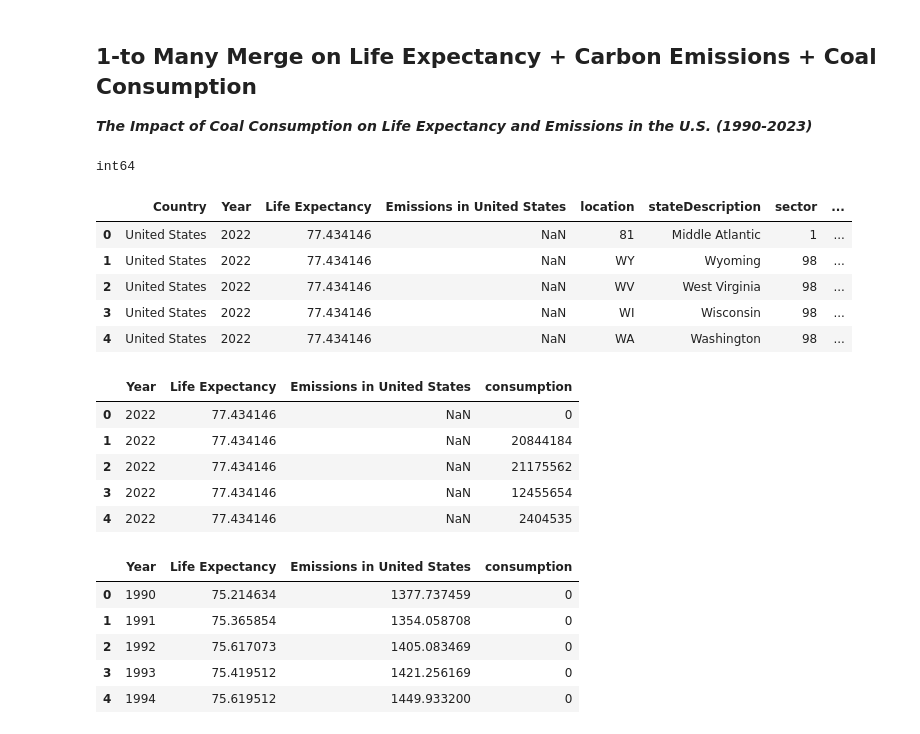
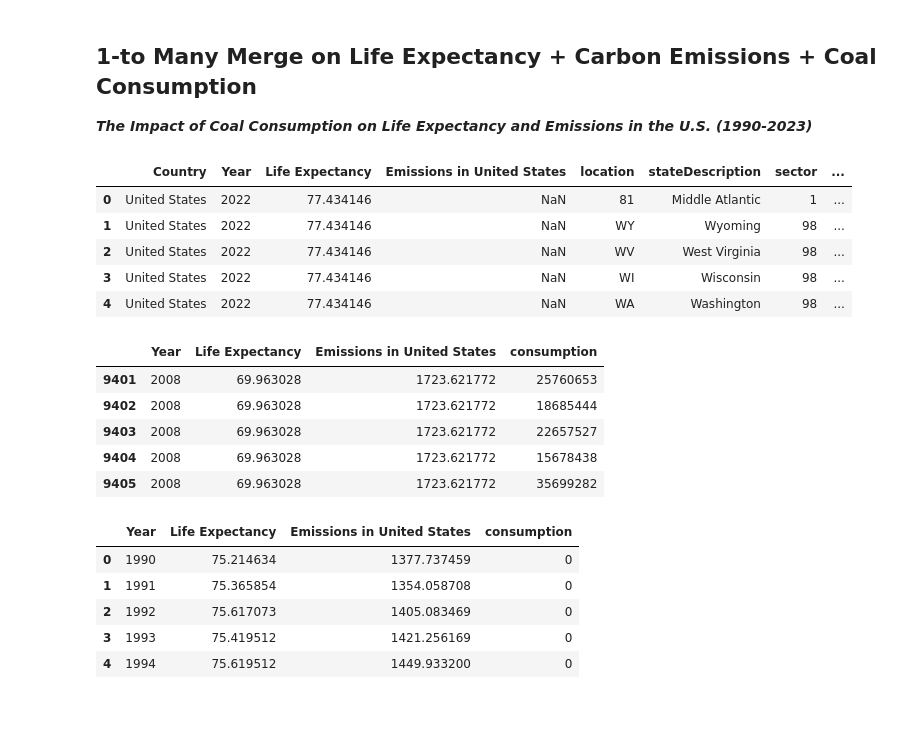
Before and after one commit to sadiq937/Shaik_DM, a Jupyter notebook: PS3.ipynb, the cells around one changed output. Drawn from its saved outputs; the diff is of its cells as text; code cells hidden in the pictures.

```diff
--- a/PS3.ipynb
+++ b/PS3.ipynb
@@ -161,7 +161,7 @@ if response.status_code == 200:
     prec_df = pd.DataFrame(rows)
 
     # Filter data for years between 1990 and 2023
-    prec_df_filtered = prec_df[(prec_df['year'] >= 1990) & (df['year'] <= 2023)]
+    prec_df_filtered = prec_df[(prec_df['year'] >= 1990) & (prec_df['year'] <= 2023)]
 
 else:
     f"Error: {response.status_code}, {response.text}"
@@ -363,7 +363,6 @@ merged_coal_emissions = pd.merge(first_merged_df, coal_df, on='Year', how='left'
 # Inspect the first few rows of the merged dataframe
 merged_coal_emissions.head()
 # %% [output]
-int64
 |  | Country | Year | Life Expectancy | Emissions in United States | location | stateDescription | sector | ... |
 | 0 | United States | 2022 | 77.434146 | NaN | 81 | Middle Atlantic | 1 | ... |
 | 1 | United States | 2022 | 77.434146 | NaN | WY | Wyoming | 98 | ... |
@@ -373,16 +372,16 @@ int64
 # %%
 # Filter the columns to keep only relevant ones
 merged_coal_emissions = merged_coal_emissions[["Year", "Life Expectancy", "Emissions in United States", "consumption"]]
 
 # Display the first few rows to verify
-merged_coal_emissions.head()
+merged_coal_emissions.tail()
 # %% [output]
 |  | Year | Life Expectancy | Emissions in United States | consumption |
-| 0 | 2022 | 77.434146 | NaN | 0 |
-| 1 | 2022 | 77.434146 | NaN | 20844184 |
-| 2 | 2022 | 77.434146 | NaN | 21175562 |
-| 3 | 2022 | 77.434146 | NaN | 12455654 |
-| 4 | 2022 | 77.434146 | NaN | 2404535 |
+| 9401 | 2008 | 69.963028 | 1723.621772 | 25760653 |
+| 9402 | 2008 | 69.963028 | 1723.621772 | 18685444 |
+| 9403 | 2008 | 69.963028 | 1723.621772 | 22657527 |
+| 9404 | 2008 | 69.963028 | 1723.621772 | 15678438 |
+| 9405 | 2008 | 69.963028 | 1723.621772 | 35699282 |
 # %%
 # Annual Coal Consumption, Emissions, and Life Expectancy in the U.S. (1990-2023)
 
```
Also changed, not shown: parts of 2 cells of this notebook.
